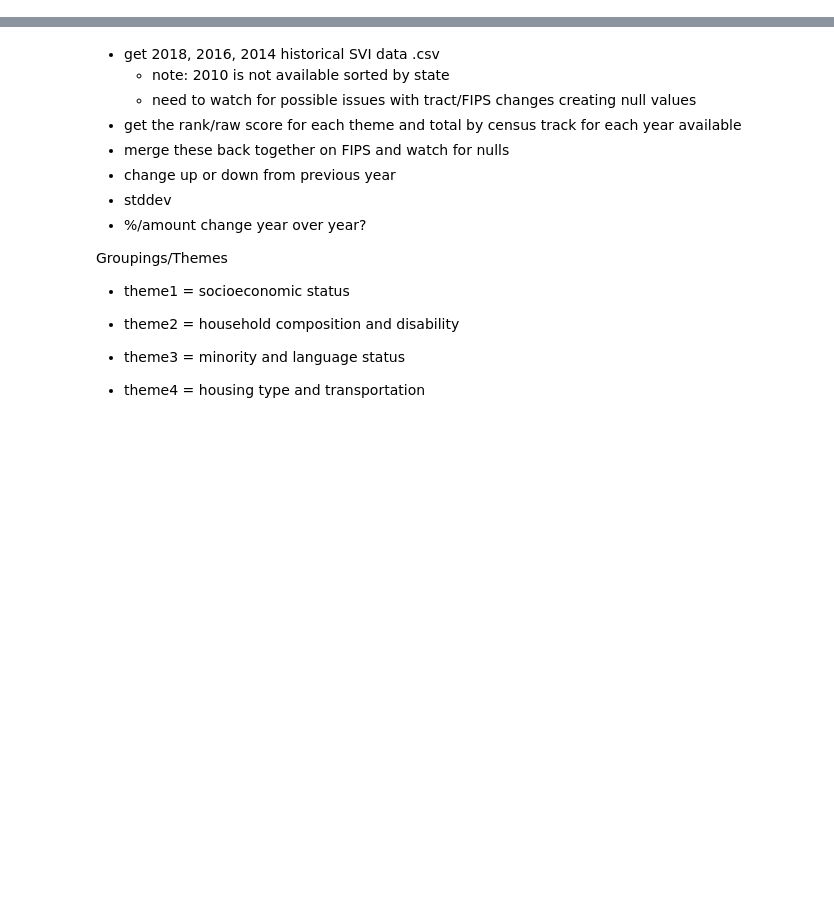
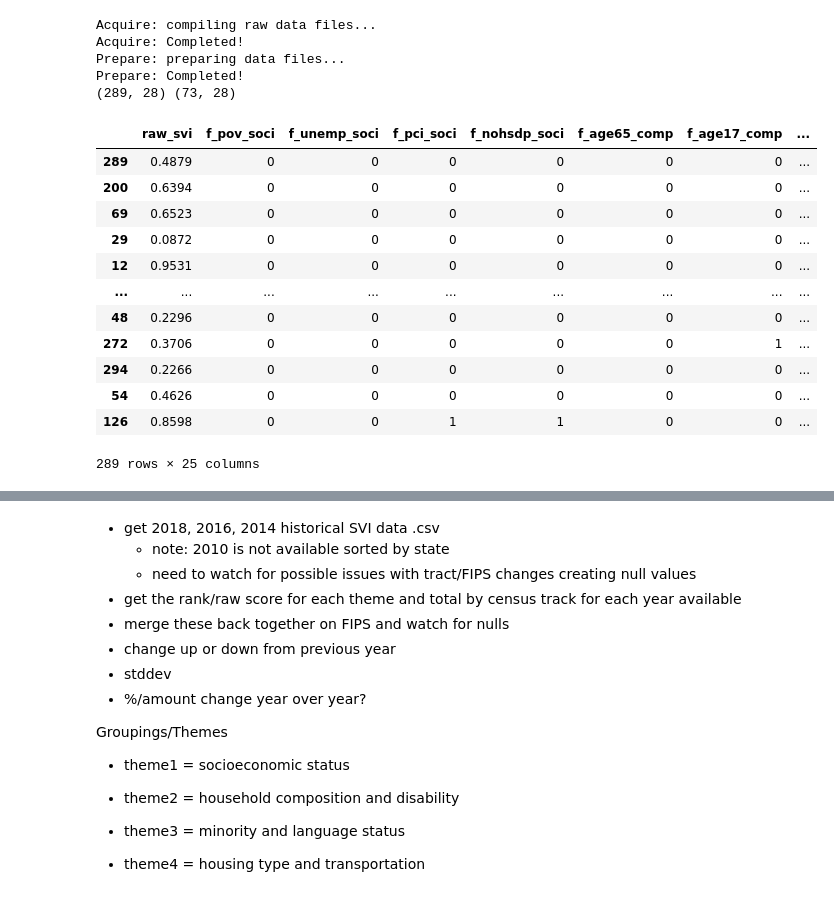
Before and after one commit to SVI-Capstone/svi_capstone, a Jupyter notebook: ryvyn.ipynb, the cells around one changed output, grey strips where cells are left out. Saved outputs shown, nothing was run; the diff lists cells and outputs as text; code cells hidden in the pictures; blank space fills up the shorter version.

```diff
--- a/ryvyn.ipynb
+++ b/ryvyn.ipynb
@@ -4,3 +4,27 @@ import numpy as np
 import acquire
 import prepare
 import wrangle
+# %%
+df, train_exp, X_train_scaled, y_train, X_test_scaled, y_test = wrangle.wrangle_data()
+# %% [output]
+Acquire: compiling raw data files...
+Acquire: Completed!
+Prepare: preparing data files...
+Prepare: Completed!
+(289, 28) (73, 28)
+# %%
+X_train_scaled
+# %% [output]
+|  | raw_svi | f_pov_soci | f_unemp_soci | f_pci_soci | f_nohsdp_soci | f_age65_comp | f_age17_comp | ... |
+| 289 | 0.4879 | 0 | 0 | 0 | 0 | 0 | 0 | ... |
+| 200 | 0.6394 | 0 | 0 | 0 | 0 | 0 | 0 | ... |
+| 69 | 0.6523 | 0 | 0 | 0 | 0 | 0 | 0 | ... |
+| 29 | 0.0872 | 0 | 0 | 0 | 0 | 0 | 0 | ... |
+| 12 | 0.9531 | 0 | 0 | 0 | 0 | 0 | 0 | ... |
+| ... | ... | ... | ... | ... | ... | ... | ... | ... |
+| 48 | 0.2296 | 0 | 0 | 0 | 0 | 0 | 0 | ... |
+| 272 | 0.3706 | 0 | 0 | 0 | 0 | 0 | 1 | ... |
+| 294 | 0.2266 | 0 | 0 | 0 | 0 | 0 | 0 | ... |
+| 54 | 0.4626 | 0 | 0 | 0 | 0 | 0 | 0 | ... |
+| 126 | 0.8598 | 0 | 0 | 1 | 1 | 0 | 0 | ... |
+289 rows × 25 columns
```
Also changed, not shown: parts of 31 cells of this notebook.
